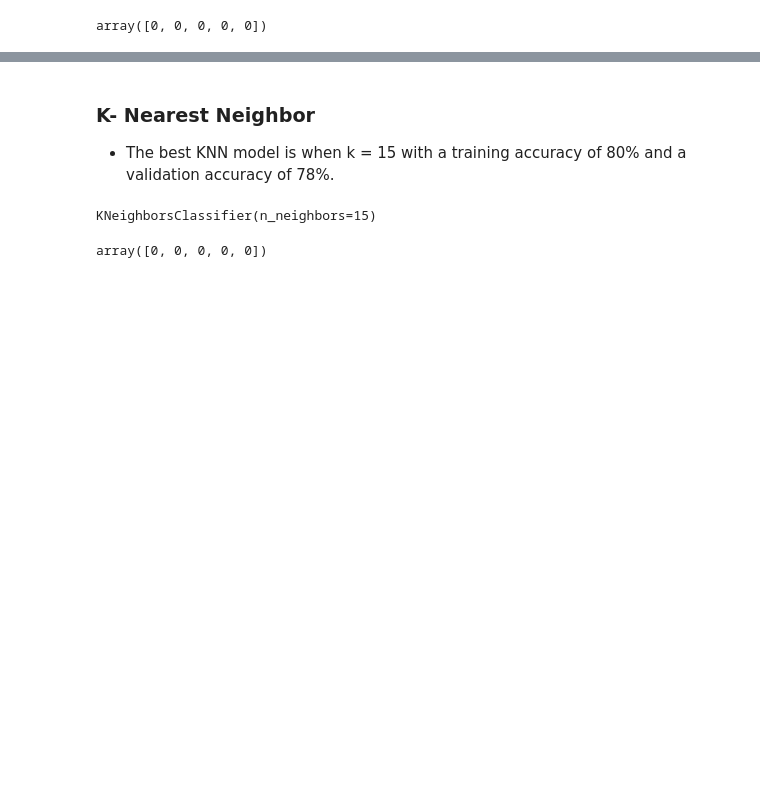
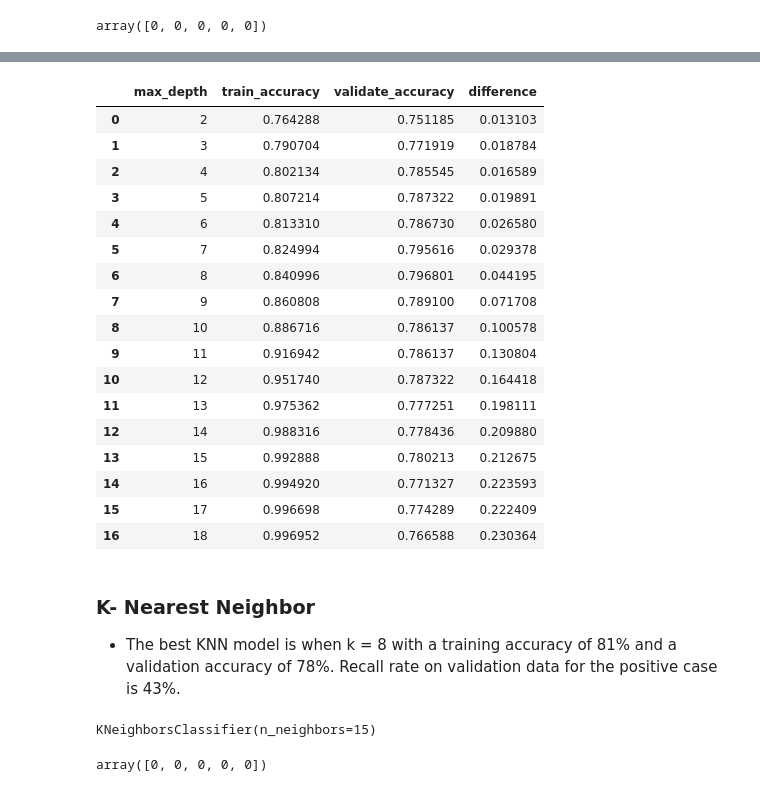
Before and after one commit to lochlynlaskowski/Telco_classification_project, a Jupyter notebook: Classification Project - in progress.ipynb, the cells around one changed output, grey strips where cells are left out. Cells and saved outputs as stored; diff of their text form; code cells hidden in the pictures; blank space fills up the shorter version.

```diff
--- a/Classification Project - in progress.ipynb
+++ b/Classification Project - in progress.ipynb
@@ -930,13 +998,7 @@ X_test = test.drop(columns=['customer_id', 'gender', 'partner', 'dependents',\
                               'internet_service_type', 'payment_type', 'has_churned', 'is_female'])
 y_test = test.has_churned
 # %%
-rf = RandomForestClassifier(bootstrap=True,
-                            class_weight=None,
-                            criterion='gini',
-                            min_samples_leaf=3,
-                            n_estimators=100,
-                            max_depth=3,
-                            random_state=123)
+rf = RandomForestClassifier(max_depth=4, random_state=123)
 # %%
 rf.fit(X_train, y_train)
 # %% [output]
@@ -989,7 +1062,53 @@ Accuracy of random forest classifier on test set: 0.77
+# %%
+metrics = []
+
+for i in range(2, 19):
+    # Make the model
+    forest = RandomForestClassifier(max_depth=i, random_state=123)
+
+    # Fit the model (on train and only train)
+    forest = forest.fit(X_train, y_train)
+
+    # Use the model
+    # We'll evaluate the model's performance on train, first
+    in_sample_accuracy = forest.score(X_train, y_train)
+
+    out_of_sample_accuracy = forest.score(X_validate, y_validate)
+
+    output = {
+        "max_depth": i,
+        "train_accuracy": in_sample_accuracy,
+        "validate_accuracy": out_of_sample_accuracy
+    }
+
+    metrics.append(output)
+
+df = pd.DataFrame(metrics)
+df["difference"] = df.train_accuracy - df.validate_accuracy
+df
+# %% [output]
+|  | max_depth | train_accuracy | validate_accuracy | difference |
+| 0 | 2 | 0.764288 | 0.751185 | 0.013103 |
+| 1 | 3 | 0.790704 | 0.771919 | 0.018784 |
+| 2 | 4 | 0.802134 | 0.785545 | 0.016589 |
+| 3 | 5 | 0.807214 | 0.787322 | 0.019891 |
+| 4 | 6 | 0.813310 | 0.786730 | 0.026580 |
+| 5 | 7 | 0.824994 | 0.795616 | 0.029378 |
+| 6 | 8 | 0.840996 | 0.796801 | 0.044195 |
+| 7 | 9 | 0.860808 | 0.789100 | 0.071708 |
+| 8 | 10 | 0.886716 | 0.786137 | 0.100578 |
+| 9 | 11 | 0.916942 | 0.786137 | 0.130804 |
+| 10 | 12 | 0.951740 | 0.787322 | 0.164418 |
+| 11 | 13 | 0.975362 | 0.777251 | 0.198111 |
+| 12 | 14 | 0.988316 | 0.778436 | 0.209880 |
+| 13 | 15 | 0.992888 | 0.780213 | 0.212675 |
+| 14 | 16 | 0.994920 | 0.771327 | 0.223593 |
+| 15 | 17 | 0.996698 | 0.774289 | 0.222409 |
+| 16 | 18 | 0.996952 | 0.766588 | 0.230364 |
 # %% [markdown]
 ### K- Nearest Neighbor
 
-- The best KNN model is when k = 15	with a training accuracy of 80% and a validation accuracy of 78%.
+- The best KNN model is when k = 8	with a training accuracy of 81% and a validation accuracy of 78%. Recall rate on validation data for the positive case is 43%.
 # %%
 # create X & y version of train, where y is a series with just the target variable and X are all the features.
 
```
Also changed, not shown: parts of 32 cells of this notebook.
